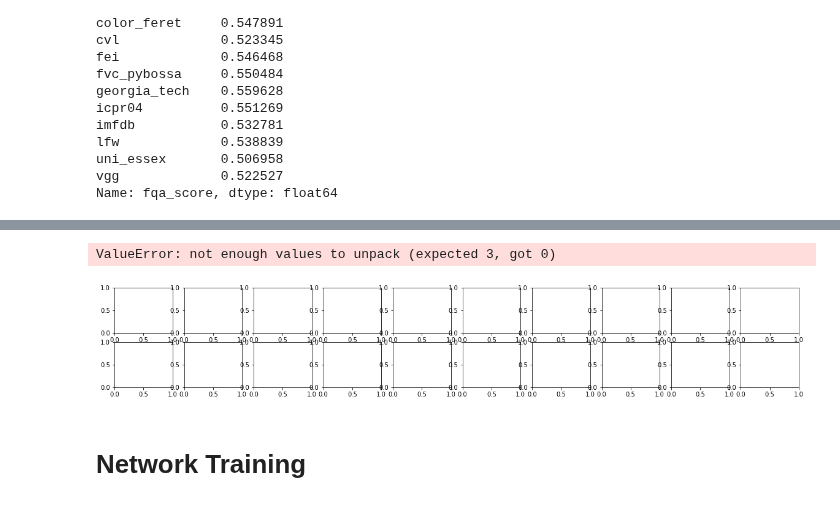
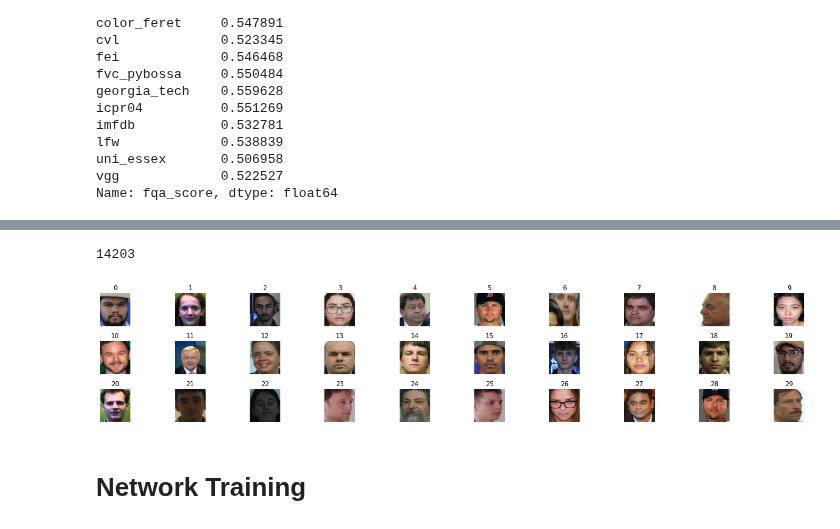
Before and after one commit to guilhermemg/icao_nets_training, a Jupyter notebook: notebooks/mouth_nets_training.ipynb, the cells around one changed output, grey strips where cells are left out. Drawn from its saved outputs; the diff is of its cells as text; code cells hidden in the pictures.

```diff
--- a/notebooks/mouth_nets_training.ipynb
+++ b/notebooks/mouth_nets_training.ipynb
@@ -127,17 +142,23 @@ Name: fqa_score, dtype: float64
+# %%
+in_data[in_data.fqa_score > 0.52].shape[0]
+# %% [output]
+14203
 # %%
 import cv2
 import numpy as np
 
-tmp = in_data[in_data.fqa_score > 0.6]
+np.random.seed(0)
 
-x = np.random.choice(tmp.img_name, 20)
+tmp = in_data[in_data.fqa_score > 0.52]
 
-im_list = [cv2.imread(img) for img in x]
+im_list = [cv2.imread(im) for im in np.random.choice(tmp.img_name, 30)]
+im_list = [cv2.resize(im, (224,244)) for im in im_list]
+im_list = [cv2.cvtColor(im, cv2.COLOR_BGR2RGB) for im in im_list]
+im_list = np.array(im_list)
 
-dr.draw_imgs(im_list)
+dr.draw_imgs(im_list, from_nparray=True)
 # %% [output]
-ValueError: not enough values to unpack (expected 3, got 0)
-[figure, old version]
+[figure, new version]
 # %% [markdown]
 # Network Training
 # %%
```
Also changed, not shown: parts of 3 cells of this notebook, 3 other files.
